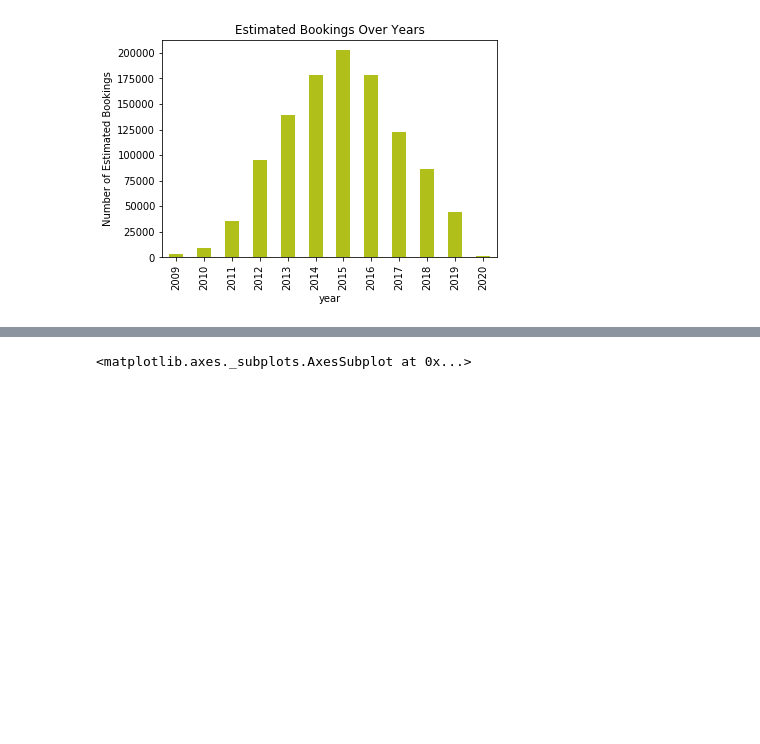
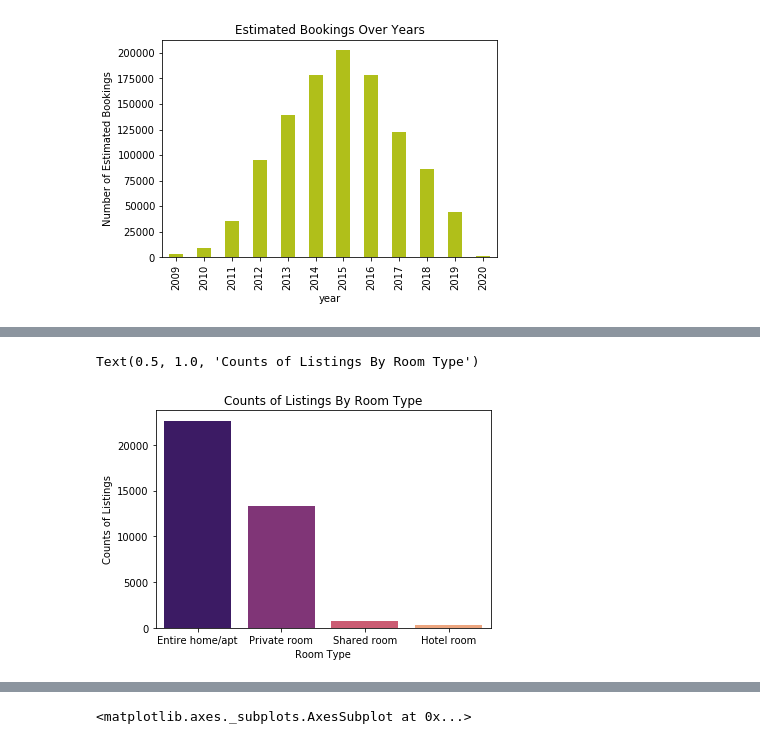
Before and after one commit to khwajajalal/Capstone2, a Jupyter notebook: Listings.ipynb, the cells around one changed output, grey strips where cells are left out. Saved outputs shown, nothing was run; the diff lists cells and outputs as text; code cells hidden in the pictures; blank space fills up the shorter version.

```diff
--- a/Listings.ipynb
+++ b/Listings.ipynb
@@ -138,0 +153,11 @@ Text(0, 0.5, 'Number of Estimated Bookings')
+# %%
+listings.columns
+ax1=sns.countplot(listings['room_type'], data=listings, order=listings['room_type'].value_counts().index,
+                  palette='magma', orient='v')
+ax1.set_xticklabels(ax1.get_xticklabels(),rotation=0)
+ax1.set_xlabel('Room Type')
+ax1.set_ylabel('Counts of Listings')
+ax1.set_title('Counts of Listings By Room Type')
+# %% [output]
+Text(0.5, 1.0, 'Counts of Listings By Room Type')
+[figure, added]
```
Also changed, not shown: parts of 18 cells of this notebook.
